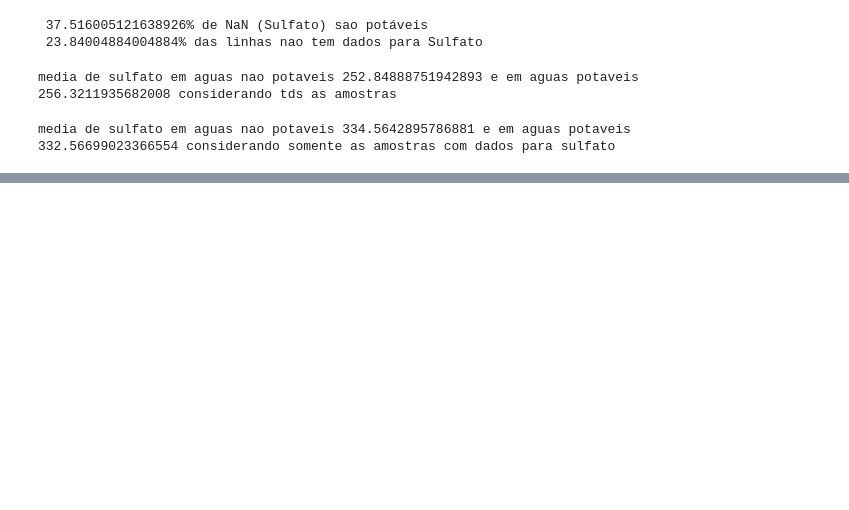
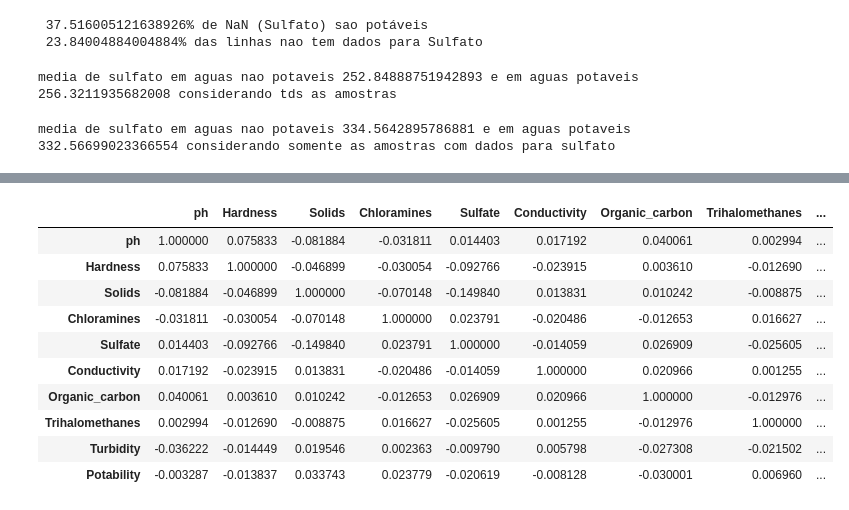
Before and after one commit to RafaelNiccheri/P2_Cdados_2021-2, a Jupyter notebook: Teste.ipynb, the cells around one changed output, grey strips where cells are left out. Drawn from its saved outputs; the diff is of its cells as text; code cells hidden in the pictures; blank space fills up the shorter version.

```diff
--- a/Teste.ipynb
+++ b/Teste.ipynb
@@ -72,0 +209,15 @@ media de sulfato em aguas nao potaveis 334.5642895786881 e em aguas potaveis 332
+# %%
+corr_ajustada = pd.DataFrame.from_dict({k: {i: df_agua1[k].corr(df_agua1[i]) for i in list(df_agua1)} for k in list(df_agua1)})
+corr_ajustada
+# %% [output]
+|  | ph | Hardness | Solids | Chloramines | Sulfate | Conductivity | Organic_carbon | Trihalomethanes | ... |
+| ph | 1.000000 | 0.075833 | -0.081884 | -0.031811 | 0.014403 | 0.017192 | 0.040061 | 0.002994 | ... |
+| Hardness | 0.075833 | 1.000000 | -0.046899 | -0.030054 | -0.092766 | -0.023915 | 0.003610 | -0.012690 | ... |
+| Solids | -0.081884 | -0.046899 | 1.000000 | -0.070148 | -0.149840 | 0.013831 | 0.010242 | -0.008875 | ... |
+| Chloramines | -0.031811 | -0.030054 | -0.070148 | 1.000000 | 0.023791 | -0.020486 | -0.012653 | 0.016627 | ... |
+| Sulfate | 0.014403 | -0.092766 | -0.149840 | 0.023791 | 1.000000 | -0.014059 | 0.026909 | -0.025605 | ... |
+| Conductivity | 0.017192 | -0.023915 | 0.013831 | -0.020486 | -0.014059 | 1.000000 | 0.020966 | 0.001255 | ... |
+| Organic_carbon | 0.040061 | 0.003610 | 0.010242 | -0.012653 | 0.026909 | 0.020966 | 1.000000 | -0.012976 | ... |
+| Trihalomethanes | 0.002994 | -0.012690 | -0.008875 | 0.016627 | -0.025605 | 0.001255 | -0.012976 | 1.000000 | ... |
+| Turbidity | -0.036222 | -0.014449 | 0.019546 | 0.002363 | -0.009790 | 0.005798 | -0.027308 | -0.021502 | ... |
+| Potability | -0.003287 | -0.013837 | 0.033743 | 0.023779 | -0.020619 | -0.008128 | -0.030001 | 0.006960 | ... |
```
Also changed, not shown: parts of 19 cells of this notebook, 4 other files.
